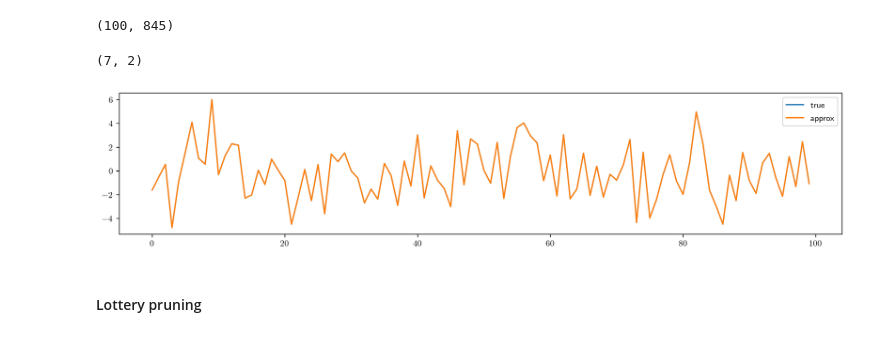
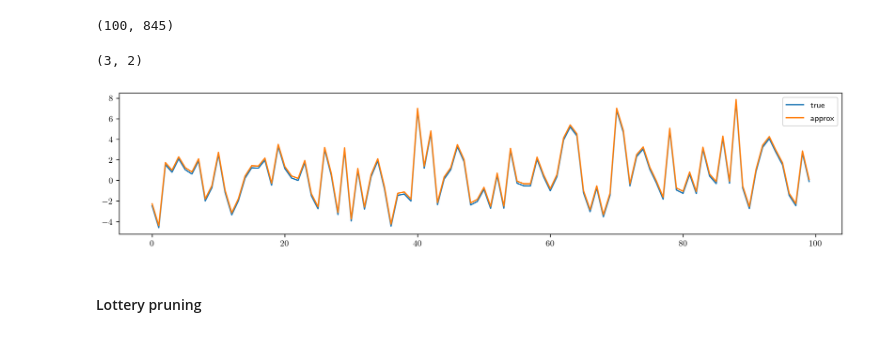
Before and after one commit to xuyhan/psi-lib, a Jupyter notebook: notebooks/Models.ipynb, the cells around one changed output. Saved outputs shown, nothing was run; the diff lists cells and outputs as text; code cells hidden in the pictures.

```diff
--- a/notebooks/Models.ipynb
+++ b/notebooks/Models.ipynb
@@ -401,7 +241,10 @@ def cifar_():
 # %% [markdown]
 #### Train model
 # %%
-name = 'MNIST-CRYPTONETS'
+trainX, trainY, valX, valY, testX, testY = load_mnist()
+trainX, valX, testX = norm_(trainX, valX, testX)
 
-trainX, trainY, testX, testY = load_dataset_mnist()
-trainX, testX = prep_pixels(trainX, testX)
+fig, ax = plt.subplots(1, 3)
+ax[0].imshow(testX[0], cmap='jet')
+ax[1].imshow(testX[1], cmap='jet')
+ax[2].imshow(testX[2], cmap='jet')
@@ -441,0 +254,16 @@ model1 = tf.keras.models.load_model('saved_model/' + name)
+# %%
+model1 = mnist_cryptonets_original(square_activation)
+weights_start = model1.get_weights()
+
+callback = EarlyStopping(monitor='val_loss', mode='min', verbose=1, patience=6)
+
+model1.fit(
+    trainX, trainY,
+    epochs=80,
+    validation_data=(valX, valY),
+    workers=6,
+    batch_size=32,
+    callbacks=[callback]
+)
+
+model1.summary()
@@ -447,10 +292,0 @@ model1.evaluate(testX, testY)
-# %%
-model1.layers[-1].activation = identity
-
-model_test = Sequential(
-    model1.layers[:]
-)
-
-index = 681
-
-a = model_test(testX[index:index+1])[0].numpy()
@@ -474,9 +293,9 @@ array([-0.17471786, -0.00859502, -0.0643498 ,  0.01480074,  0.0324261 ,
 # %% [markdown]
 #### Combine linear layers
 # %%
-W_conv = model_final.layers[4].weights[0]
+W_conv = model1.layers[4].weights[0]
 W_conv = np.transpose(W_conv, (3, 2, 0, 1))
-W_conv_biases = model_final.layers[4].weights[1]
+W_conv_biases = model1.layers[4].weights[1]
 
 M_1 = conv_weights(d_in=13, W_c=avg_pool_weights(c_in=5, k=3), s=1, padding='same', pool=True)
 M_2 = conv_weights(d_in=13, W_c=W_conv, s=2, padding='valid')
@@ -484,7 +303,7 @@ M_3 = conv_weights(d_in=5, W_c=avg_pool_weights(c_in=50, k=3), s=1, padding='sam
 M_4 = dense_weights(model1.layers[7].weights[0].numpy(), 50).transpose()
 
 b_2 = conv_biases(d_in=13, W_c=W_conv, biases=W_conv_biases, s=2, padding='valid')
-b_4 = model_final.layers[7].weights[1].numpy()
+b_4 = model1.layers[7].weights[1].numpy()
 # %%
 M = np.matmul(M_2, M_1)
 M = np.matmul(M_3, M)
@@ -496,22 +315,22 @@ M.shape
 # %% [output]
 (100, 845)
 # %%
-save_data(model1, name, linear=[(M.transpose(), b, 3, 8, True)])
+save_data(model1, 'MNIST-CRYPTONETS-ORIGINAL', testX, linear=[(M.transpose(), b, 3, 8)])
 # %% [output]
-(7, 2)
+(3, 2)
 # %%
 image = np.random.uniform(-1, 1, (1, 13, 13, 5))
 
 ref = model1.layers[7](model1.layers[6](model1.layers[5](model1.layers[4](model1.layers[3](image))))).numpy()[0]
 test = np.matmul(M, np.transpose(image, (0, 3, 1, 2)).flatten()) +b
 
 
 plt.figure(figsize=(15, 3))
 plt.plot(ref, label='true')
-plt.plot(test, label='approx')
+plt.plot(test + .2, label='approx')
 plt.legend()
 plt.show()
 # %% [output]
-[figure, old version]
+[figure, new version]
 # %% [markdown]
 #### Lottery pruning
```
Also changed, not shown: parts of 75 cells of this notebook, 22 other files.
